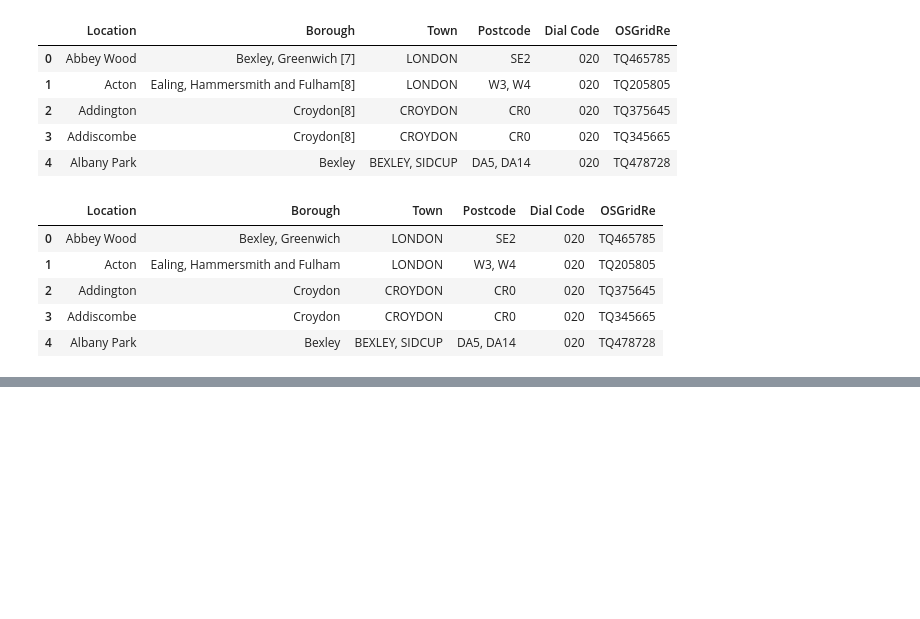
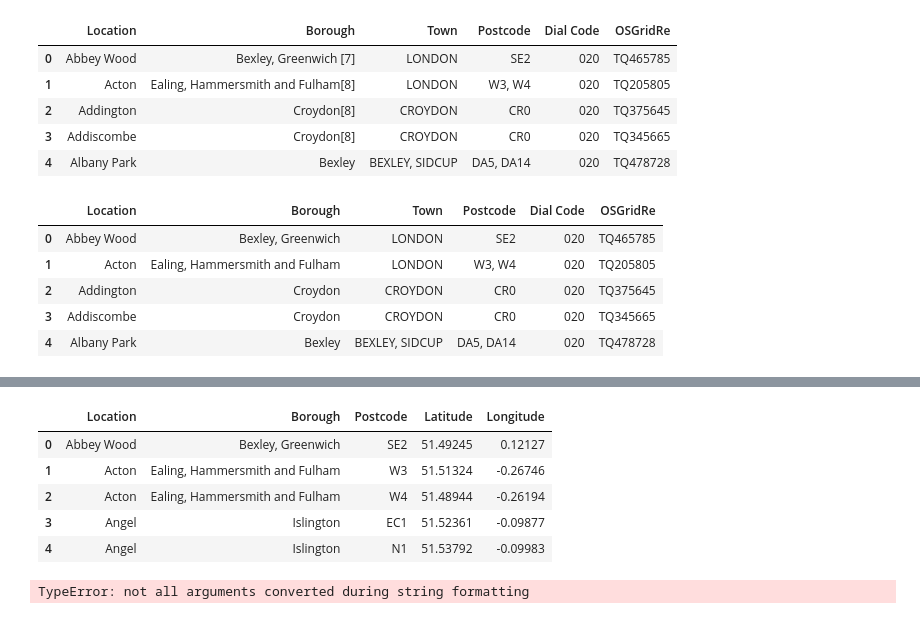
Before and after one commit to willokans/Coursera_Capstone, a Jupyter notebook: Part II - Restaurants in Dublin.ipynb, the cells around one changed output, grey strips where cells are left out. Drawn from its saved outputs; the diff is of its cells as text; code cells hidden in the pictures; blank space fills up the shorter version.

```diff
--- a/Part II - Restaurants in Dublin.ipynb
+++ b/Part II - Restaurants in Dublin.ipynb
@@ -151,0 +284,25 @@ df.head(5)
+# %%
+df_read_london = pd.read_csv('LondonLocationsAndCoordinates.csv')
+df_read_london.head()
+
+# map_london = folium.Map(location=get_latlng('London'), soom_start=12)
+
+# #add makers to map
+# for lat, lng borough, LondonLocationsAndCoordinates in zip()
+# %% [output]
+|  | Location | Borough | Postcode | Latitude | Longitude |
+| 0 | Abbey Wood | Bexley, Greenwich | SE2 | 51.49245 | 0.12127 |
+| 1 | Acton | Ealing, Hammersmith and Fulham | W3 | 51.51324 | -0.26746 |
+| 2 | Acton | Ealing, Hammersmith and Fulham | W4 | 51.48944 | -0.26194 |
+| 3 | Angel | Islington | EC1 | 51.52361 | -0.09877 |
+| 4 | Angel | Islington | N1 | 51.53792 | -0.09983 |
+# %%
+district_colors = {i: '#%02X%02%02X' % tuple(np.random.choice(range(256),size=3)) for i in df_read_london['Postcode'].unique()}
+district_colors
+
+# map_london = folium.Map(location=get_latlng('London'), soom_start=12)
+
+# #add makers to map
+# for lat, lng borough, LondonLocationsAndCoordinates in zip()
+# %% [output]
+TypeError: not all arguments converted during string formatting
```
Also changed, not shown: parts of 20 cells of this notebook.
